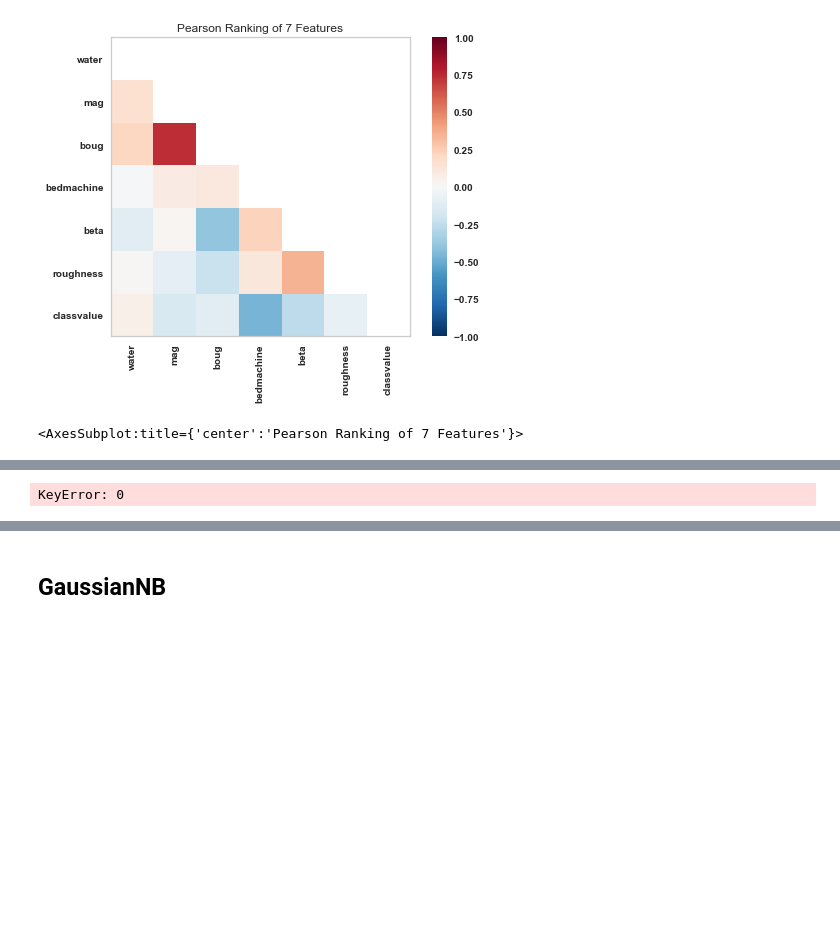
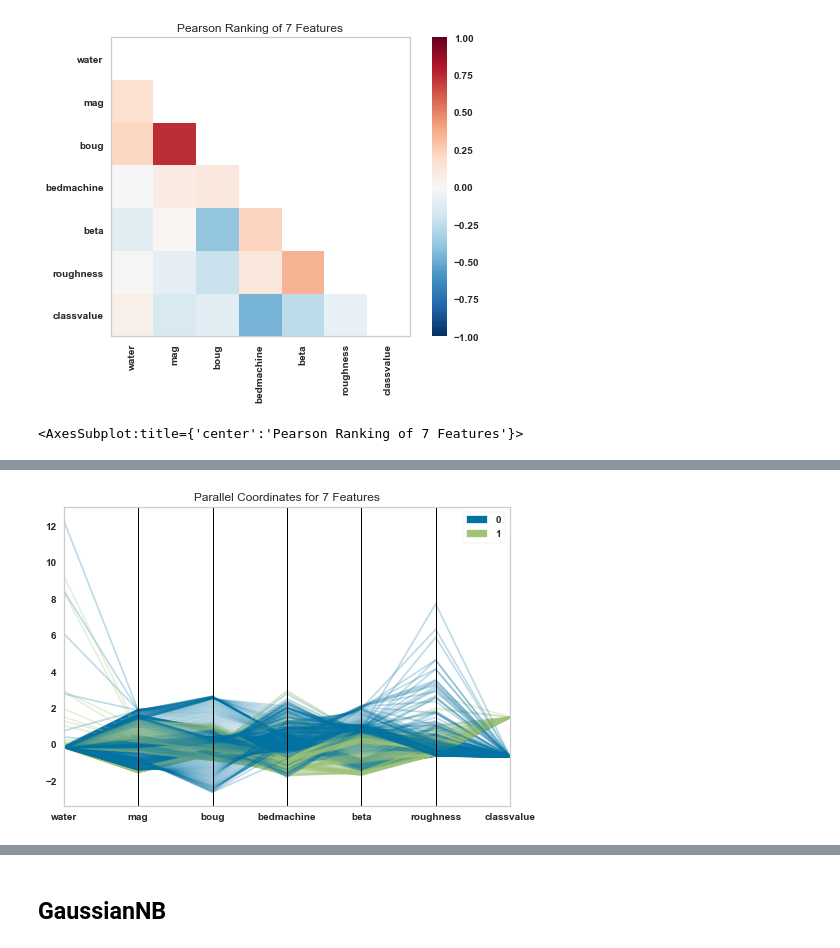
Before and after one commit to porterdf/bedclass, a Jupyter notebook: test_load_UTG-line.ipynb, the cells around one changed output, grey strips where cells are left out. Saved outputs shown, nothing was run; the diff lists cells and outputs as text; code cells hidden in the pictures; blank space fills up the shorter version.

```diff
--- a/test_load_UTG-line.ipynb
+++ b/test_load_UTG-line.ipynb
@@ -345,9 +347,10 @@ visualizer.show()
 # %%
 from yellowbrick.features import parallel_coordinates
 
-visualizer = parallel_coordinates(df_scaled, df_scaled[target_col], normalize="standard")
+# visualizer = parallel_coordinates(df_scaled, y, normalize="standard")
+visualizer = parallel_coordinates(df_scaled, df_scaled[target_col].values.squeeze(), normalize="standard")
 # %% [output]
-KeyError: 0
+[figure, added]
 # %%
 from yellowbrick.features import radviz
 
```
Also changed, not shown: parts of 15 cells of this notebook, 1 other file.
